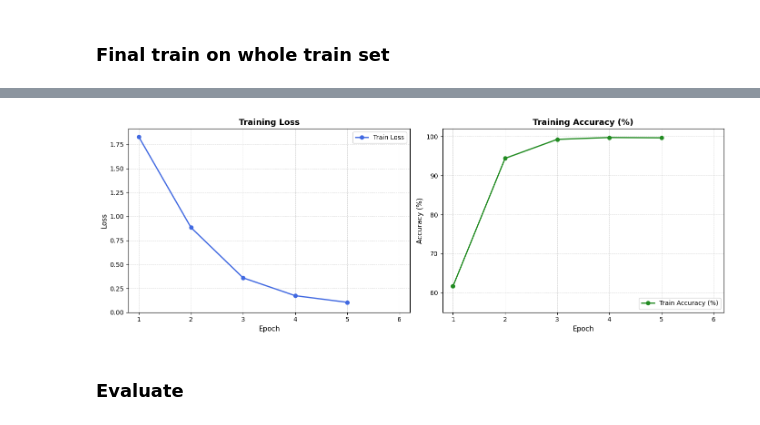
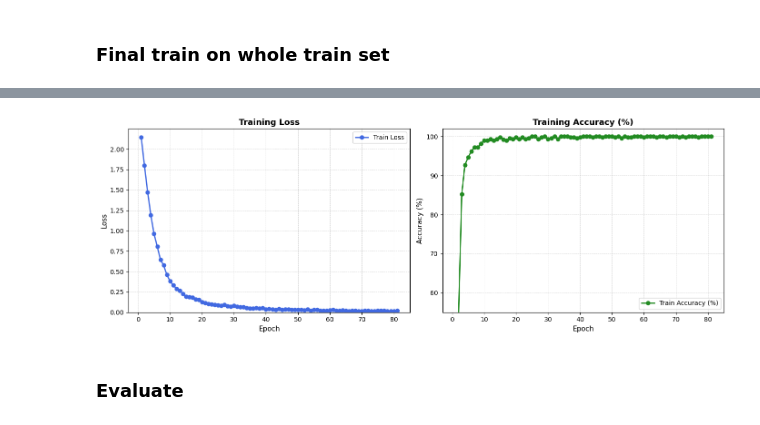
Before and after one commit to filelele/belt-conveyor-object-count, a Jupyter notebook: training/fine-tune-mobile-one.ipynb, the cells around one changed output, grey strips where cells are left out. Cells and saved outputs as stored; diff of their text form; code cells hidden in the pictures.

```diff
--- a/training/fine-tune-mobile-one.ipynb
+++ b/training/fine-tune-mobile-one.ipynb
@@ -163,7 +163,4 @@ pretrained_model.type
 )>
-# %%
-in_features = pretrained_model.linear.in_features
-pretrained_model.linear = nn.Linear(in_features, len(label_class_index.keys()))
 # %%
 # 1. Freeze all layers
 for param in pretrained_model.parameters():
@@ -575,2 +574,8 @@ Variance Assessment: LOW VARIANCE (CV < 3%). Highly consistent model across spli
 # %% [markdown]
 ### Final train on whole train set
+# %%
+epochs = 0
+for fold_res in fold_results:
+    epochs += len(fold_res["history"]["train_loss"])
+epochs = int(epochs/len(fold_results))
+epochs
@@ -605,9 +612,12 @@ optimizer = torch.optim.AdamW(
 )
 criterion = torch.nn.CrossEntropyLoss().to(device)
 
-epochs = 5
 print(f"Training final model on {len(train_val_dataset)} samples for {epochs} epochs...")
 final_model.train()
+
+epoch_list = []
+loss_list = []
+acc_list = []
 
 for epoch in range(1, epochs + 1):
     running_loss = 0.0
@@ -630,6 +640,8 @@ for epoch in range(1, epochs + 1):
         total += targets.size(0)
 
         pbar.set_postfix(loss=f"{loss.item():.4f}")
-
+    epoch_list.append(epoch)
+    loss_list.append(running_loss/total)
+    acc_list.append(correct/total)
     print(f"Epoch {epoch:02d}/{epochs:02d} | Loss: {running_loss / total:.5f} | Acc: {(correct / total) * 100:.2f}%")
 # %% [output]
@@ -642,57 +661,51 @@ Epoch 05/05 | Loss: 0.10438 | Acc: 99.68%
+# %%
+acc_list = [a * 100 for a in acc_list]
 # %%
 import matplotlib.pyplot as plt
 import matplotlib.ticker as ticker
 
-# 1. Extracted Data
-epochs = [1, 2, 3, 4, 5]
-losses = [1.82798, 0.88423, 0.35965, 0.17353, 0.10438]
-accuracies = [61.67, 94.42, 99.28, 99.76, 99.68]
-
-# 2. Plotting
 fig, (ax_loss, ax_acc) = plt.subplots(1, 2, figsize=(14, 5))
 
 # Loss Curve (Linear Scale)
 ax_loss.plot(
-    epochs,
-    losses,
+    epoch_list,
+    loss_list,
     color="royalblue",
     lw=2,
     marker="o",
     markersize=6,
     label="Train Loss",
 )
 ax_loss.set_title("Training Loss", fontsize=13, fontweight="bold")
 ax_loss.set_xlabel("Epoch", fontsize=11)
 ax_loss.set_ylabel("Loss", fontsize=11)
-ax_loss.xaxis.set_major_locator(ticker.MultipleLocator(1))
-ax_loss.set_xlim(0.8, 6.2)
+ax_loss.xaxis.set_major_locator(ticker.MultipleLocator(10))
 ax_loss.set_ylim(bottom=0)
 ax_loss.grid(True, linestyle="--", linewidth=0.6, alpha=0.6)
 ax_loss.legend(loc="upper right")
 
 # Accuracy Curve
 ax_acc.plot(
-    epochs,
-    accuracies,
+    epoch_list,
+    acc_list,
     color="forestgreen",
     lw=2,
     marker="o",
     markersize=6,
     label="Train Accuracy (%)",
 )
 ax_acc.set_title("Training Accuracy (%)", fontsize=13, fontweight="bold")
 ax_acc.set_xlabel("Epoch", fontsize=11)
 ax_acc.set_ylabel("Accuracy (%)", fontsize=11)
-ax_acc.xaxis.set_major_locator(ticker.MultipleLocator(1))
-ax_acc.set_xlim(0.8, 6.2)
+ax_acc.xaxis.set_major_locator(ticker.MultipleLocator(10))
 ax_acc.set_ylim(55, 102)
 ax_acc.grid(True, linestyle="--", linewidth=0.6, alpha=0.6)
 ax_acc.legend(loc="lower right")
 
 plt.tight_layout()
 plt.show()
 # %% [output]
-[figure, old version]
+[figure, new version]
 # %% [markdown]
 ### Evaluate
 # %%
```
Also changed, not shown: parts of 20 cells of this notebook, 12 other files.
